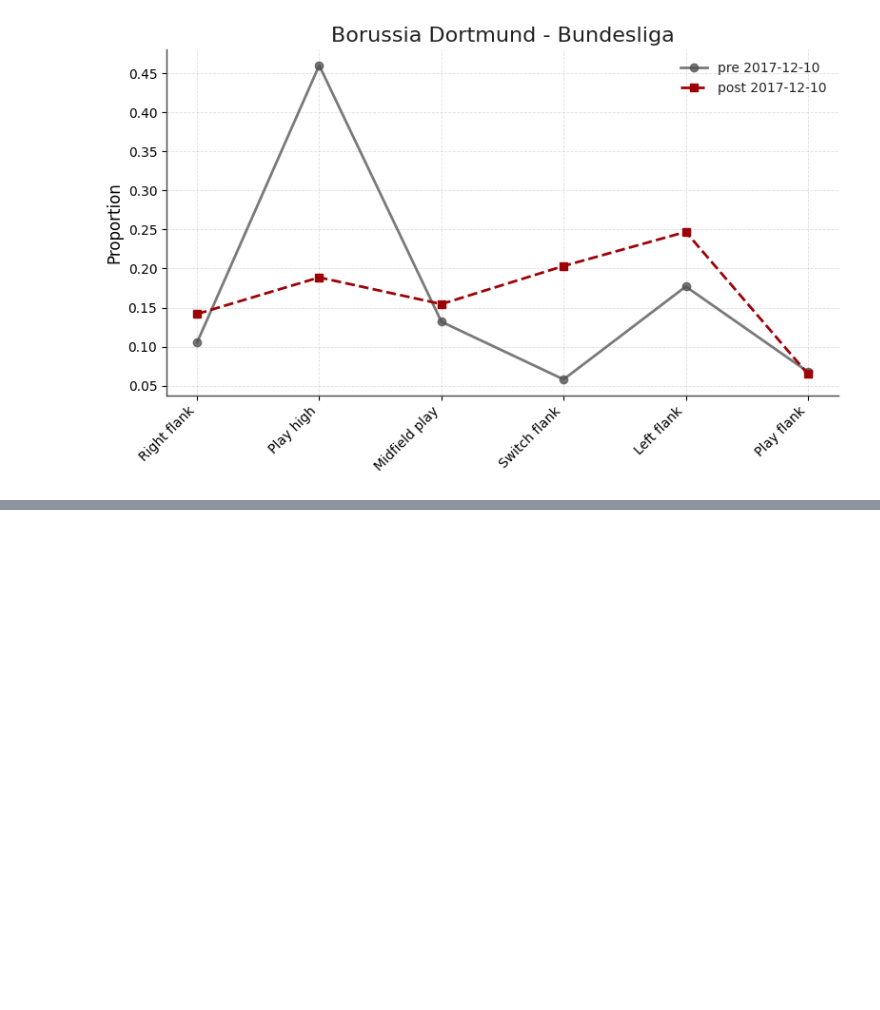
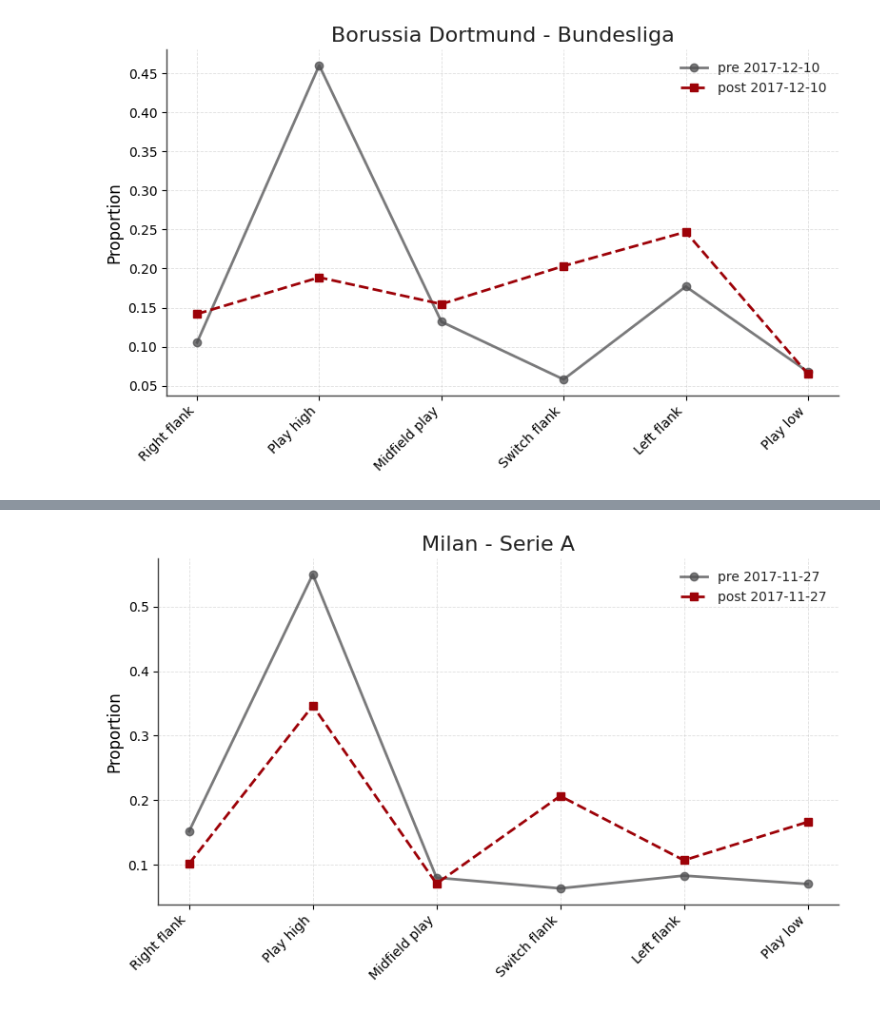
Before and after one commit to vanjacode1/Football-playing-styles, a Jupyter notebook: notebooks/05_applications.ipynb, the cells around one changed output, grey strips where cells are left out. Drawn from its saved outputs; the diff is of its cells as text; code cells hidden in the pictures; blank space fills up the shorter version.

```diff
--- a/notebooks/05_applications.ipynb
+++ b/notebooks/05_applications.ipynb
@@ -317,7 +279,7 @@ Looks like you are using a tranform that doesn't support FancyArrowPatch, using
 
 To assess whether teams adopt different playing styles when playing **at home** versus **away**, we compare the average play-style distributions estimated from each team’s home matches to those estimated from its away matches.
 # %%
-categories = ["Right flank", "Play high", "Midfield play", "Switch flank", "Left flank", "Play flank"]
+categories = ["Right flank", "Play high", "Midfield play", "Switch flank", "Left flank", "Play low"]
 
 
 # change club name
@@ -349,0 +318,8 @@ show_plot(team, pre_and_post_style, categories, date = "2017-12-10")
+# %%
+team = "Milan"
+date = "2017-11-27"
+pre_and_post_style = split_matches(team, date, df_matches, topic_distributions_data)
+show_plot = make_show_plot(df_matches, topic_distributions_data)
+show_plot(team, pre_and_post_style, categories, date = "2017-11-27")
+# %% [output]
+[figure, added]
```
Also changed, not shown: parts of 5 cells of this notebook.
